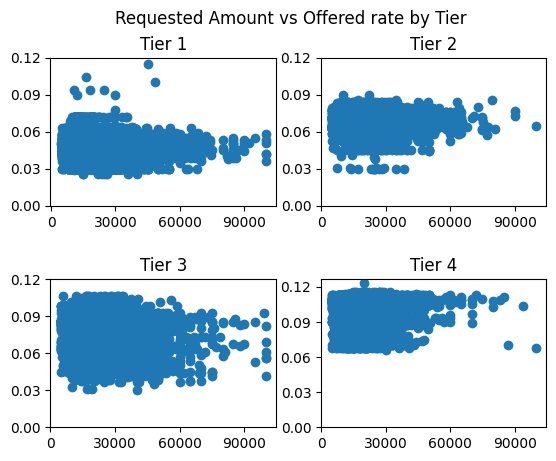
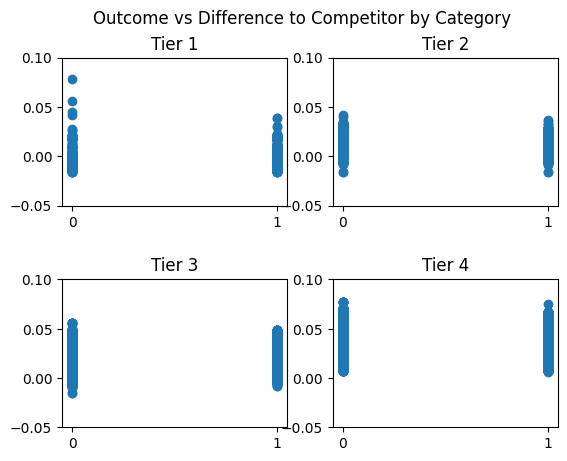
Code edit (unified diff) that turned the first committed figure into the second:
--- before
+++ after
@@ -2,9 +2,10 @@
 for i, ax in enumerate(axes.flatten()):
     df_ = df[df["Tier"] == 1+i]
-    ax.scatter(df_["Amount"],df_["Rate"])
-    ax.set_xticks([0, 30000, 60000, 90000])
-    ax.set_yticks([0.03*i for i in range(5)])
+    ax.scatter(df_["Outcome"],df_["DeltaCompetition"])
+    ax.set_xticks([0,1])
+    ax.set_yticks([-0.05, 0, 0.05, 0.1])
     ax.set_title(f"Tier {i+1}")
 
 plt.subplots_adjust(hspace=0.5)
-plt.suptitle("Requested Amount vs Offered rate by Tier")
+plt.suptitle("Outcome vs Difference to Competitor by Category")
+    

Commit: Considered difference to competitor price as well